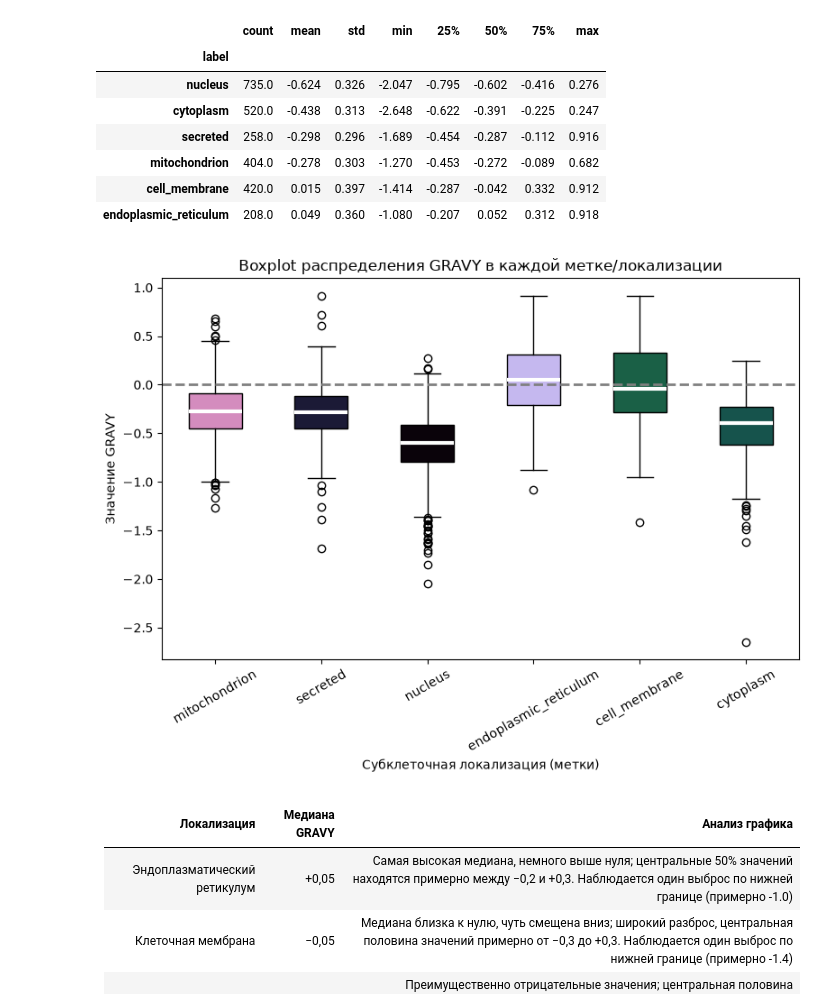
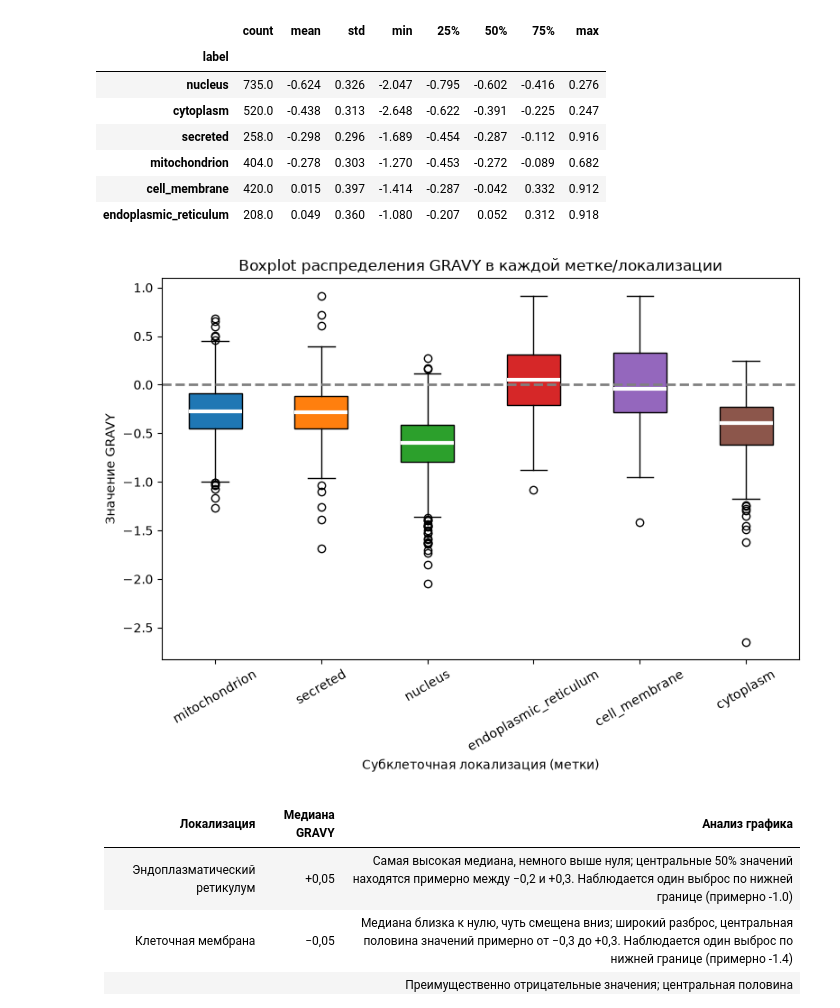
Before and after one commit to EnemyOfDeath7/protein-localization-project, a Jupyter notebook: notebooks/03_eda.ipynb, the cells around one changed output. Drawn from its saved outputs; the diff is of its cells as text; code cells hidden in the pictures.

```diff
--- a/notebooks/03_eda.ipynb
+++ b/notebooks/03_eda.ipynb
@@ -208,8 +213,8 @@ axes[1].tick_params(axis="x", rotation=30)
 axes[1].set_yscale("log")
 
 for bp in [bp1, bp2]:
-    for i, color in zip(range(len(bp)), colors):
-        bp["boxes"][i].set_facecolor(color)
+    for box, color in zip(bp["boxes"], colors):
+        box.set_facecolor(color)
 
 plt.tight_layout()
 plt.show()
@@ -399,25 +403,15 @@ Length: 2545, dtype: float64
 # %%
-fig, axes = plt.subplots(1, 2, figsize=(18, 8))
+fig, ax = plt.subplots(figsize=(8, 6))
 
-bp1 = axes[0].boxplot([freq_aa["freq_KR"], freq_aa["freq_DE"]], patch_artist=True)
+bp = ax.boxplot([freq_aa["freq_KR"], freq_aa["freq_DE"]], patch_artist=True)
 
-axes[0].set_title("Boxplot распределения групповых долей аминокислот")
-axes[0].set_xticklabels(labels=["freq_KR", "freq_DE"])
+ax.set_title("Boxplot распределения групповых долей аминокислот")
+ax.set_xticklabels(labels=["freq_KR", "freq_DE"])
 
-axes[0].set_ylabel("Доля аминокислот")
+ax.set_ylabel("Доля аминокислот")
 
-bp2 = axes[1].boxplot([freq_aa["freq_KR"], freq_aa["freq_DE"]], patch_artist=True)
-
-axes[1].set_title("Логарифмированный Boxplot распределения групповых долей аминокислот")
-axes[1].set_xticklabels(labels=["freq_KR", "freq_DE"])
-
-axes[1].set_ylabel("Доля аминокислот")
-
-axes[1].set_yscale("log")
-
-for bp in [bp1, bp2]:
-    bp["boxes"][0].set_facecolor("#efff40")
-    bp["boxes"][1].set_facecolor("#40dcff")
+bp["boxes"][0].set_facecolor("#efff40")
+bp["boxes"][1].set_facecolor("#40dcff")
 
 plt.tight_layout()
 plt.show()
@@ -443,6 +437,6 @@ freq_label_aa
 | 5 | secreted | 0.069857 | 0.045111 | 0.056047 | 0.032675 | 0.089774 | 0.034258 | 0.044945 | 0.087123 | 0.017431 | ... | ... |
 6 rows × 23 columns
 # %%
-b2 = freq_label_aa["freq_KR"] - freq_label_aa["freq_DE"]
-print(f"Баланс частот K/R и D/E по меткам:\n {b2}")
+freq_label_aa["balance_KR_DE"] = freq_label_aa["freq_KR"] - freq_label_aa["freq_DE"]
+freq_label_aa["balance_KR_DE"]
 # %% [output]
@@ -458,13 +451,13 @@ dtype: float64
 fig, axes = plt.subplots(1, 6, figsize=(24, 4), sharey=True)
 
 for i, ax in enumerate(axes.flatten()):
-    ax.bar(freq_label_aa.columns[21:], freq_label_aa.iloc[i, 21:], color=f"C{i}")
+    ax.bar(freq_label_aa.columns[21:-1], freq_label_aa.iloc[i, 21:-1], color=f"C{i}")
 
     ax.set_title(str(freq_label_aa.iloc[i, 0]))
     ax.set_xlabel("Группы аминокислот")
     ax.set_ylabel("Частота групп всей последовательности", fontsize=8)
 
-    ax.set_xticks(range(len(freq_label_aa.columns[21:])))
+    ax.set_xticks(range(len(freq_label_aa.columns[21:-1])))
 
     ax.grid(axis="y", alpha=0.3)
 
@@ -527,28 +520,28 @@ label_gravy
 | cell_membrane | 420.0 | 0.015 | 0.397 | -1.414 | -0.287 | -0.042 | 0.332 | 0.912 |
 | endoplasmic_reticulum | 208.0 | 0.049 | 0.360 | -1.080 | -0.207 | 0.052 | 0.312 | 0.918 |
 # %%
-group = [df.loc[df["label"] == l, "gravy"] for l in labels]
+group1 = [df.loc[df["label"] == l, "gravy"] for l in labels]
 
 fig, ax = plt.subplots(figsize=(8, 6))
 
-bp = ax.boxplot(group, patch_artist=True, medianprops=dict(color="white", lw=3))
+bp = ax.boxplot(group1, patch_artist=True, medianprops=dict(color="white", lw=3))
 
 ax.axhline(0, color="gray", ls="--", lw=2)
 
 ax.set_title("Boxplot распределения GRAVY в каждой метке/локализации")
 ax.set_xlabel("Субклеточная локализация (метки)")
 ax.set_ylabel("Значение GRAVY")
 
 ax.set_xticklabels(labels=labels)
 ax.tick_params(axis="x", rotation=30)
 
 for i in range(len(labels)):
-    bp["boxes"][i].set_facecolor(color=random.choice(sns.color_palette("cubehelix", 1000)))
+    bp["boxes"][i].set_facecolor(color=f"C{i}")
 
 plt.tight_layout()
 plt.show()
 # %% [output]
-[figure, old version]
+[figure, new version]
 # %% [markdown]
 | Локализация                  | Медиана GRAVY | Анализ графика                                                                                   |
 | ---------------------------- | ------------- | ------------------------------------------------------------------------------------------------------- |
```
Also changed, not shown: parts of 22 cells of this notebook, 4 other files.
